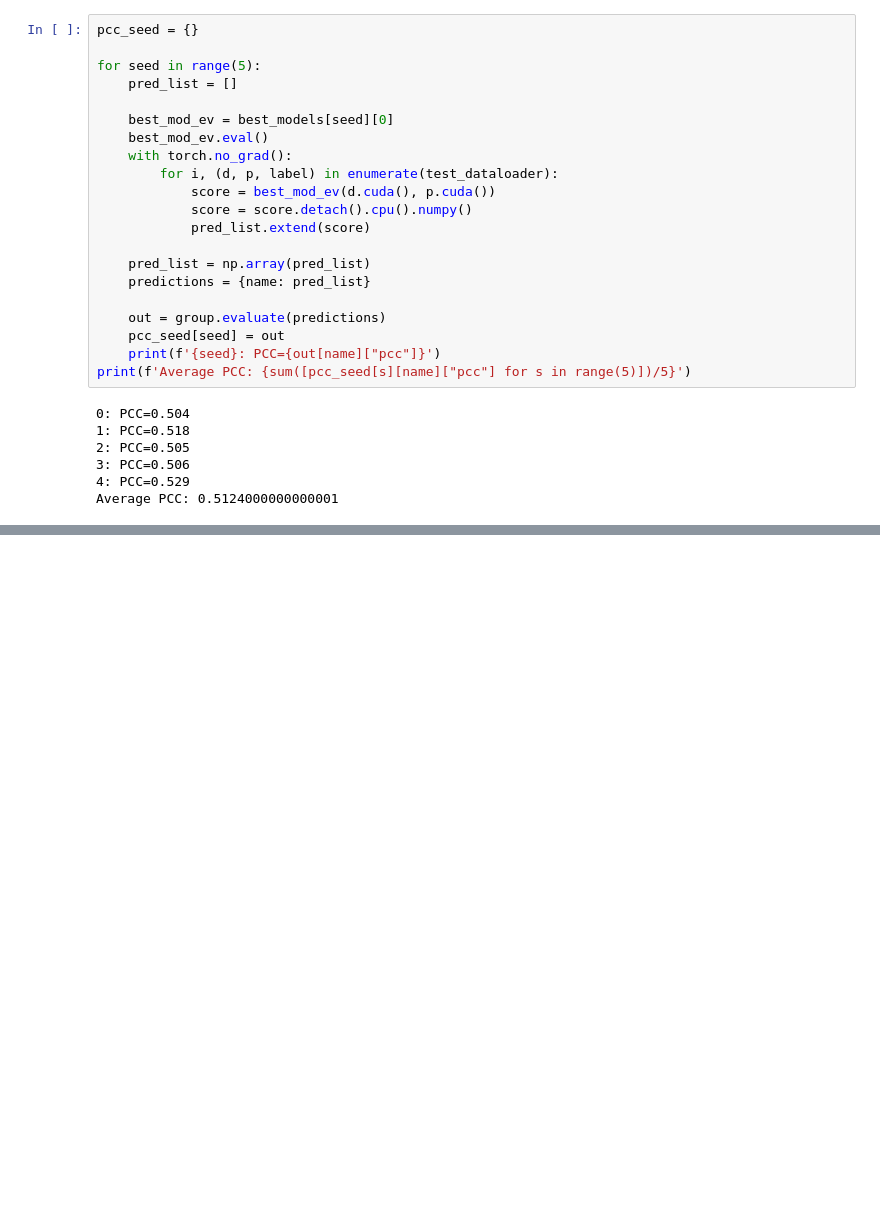
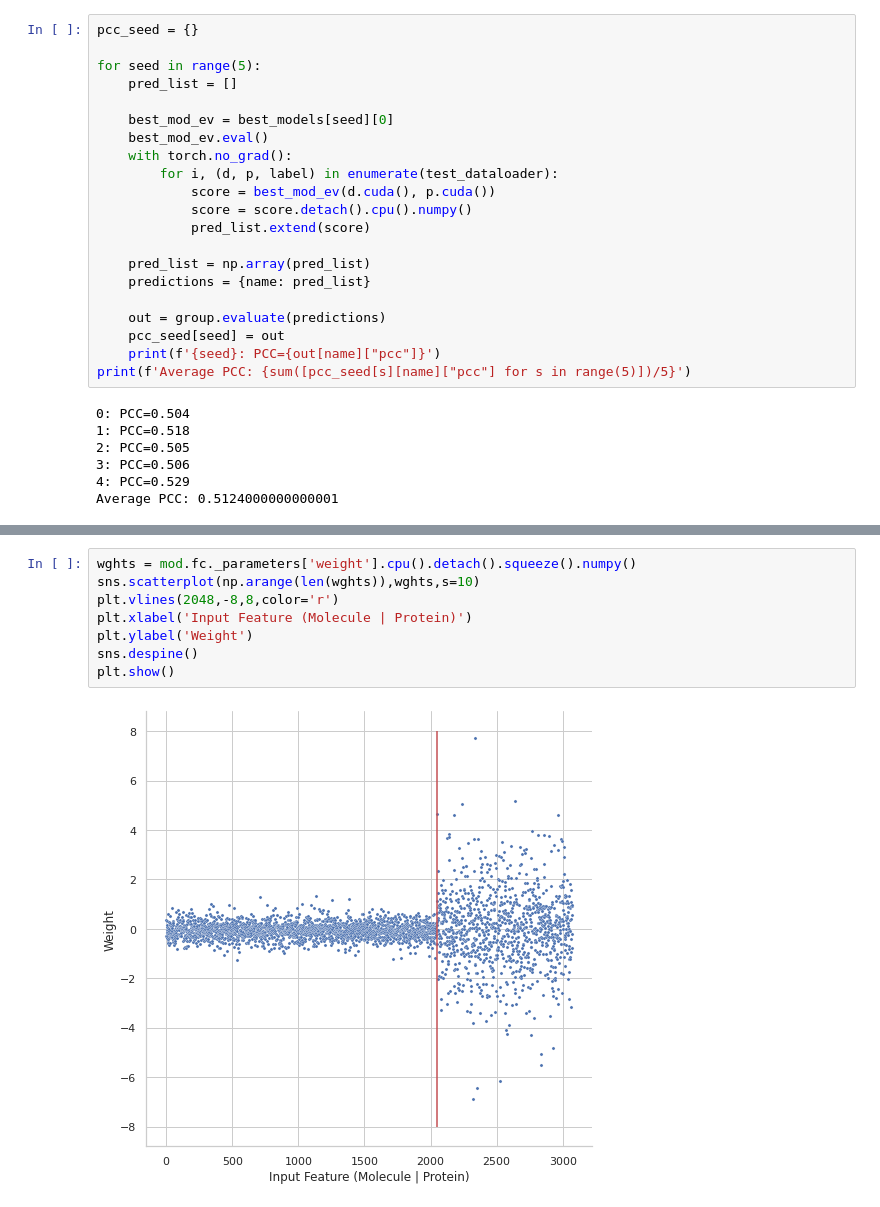
Before and after one commit to samsledje/ConPLex_dev, a Jupyter notebook: nb/TDC Benchmarks.ipynb, the cells around one changed output, grey strips where cells are left out. Drawn from its saved outputs; the diff is of its cells as text; blank space fills up the shorter version.

```diff
--- a/nb/TDC Benchmarks.ipynb
+++ b/nb/TDC Benchmarks.ipynb
@@ -332,0 +306,10 @@ Average PCC: 0.5124000000000001
+# %%
+wghts = mod.fc._parameters['weight'].cpu().detach().squeeze().numpy()
+sns.scatterplot(np.arange(len(wghts)),wghts,s=10)
+plt.vlines(2048,-8,8,color='r')
+plt.xlabel('Input Feature (Molecule | Protein)')
+plt.ylabel('Weight')
+sns.despine()
+plt.show()
+# %% [output]
+[figure, added]
```
Also changed, not shown: parts of 14 cells of this notebook, 7 other files.
